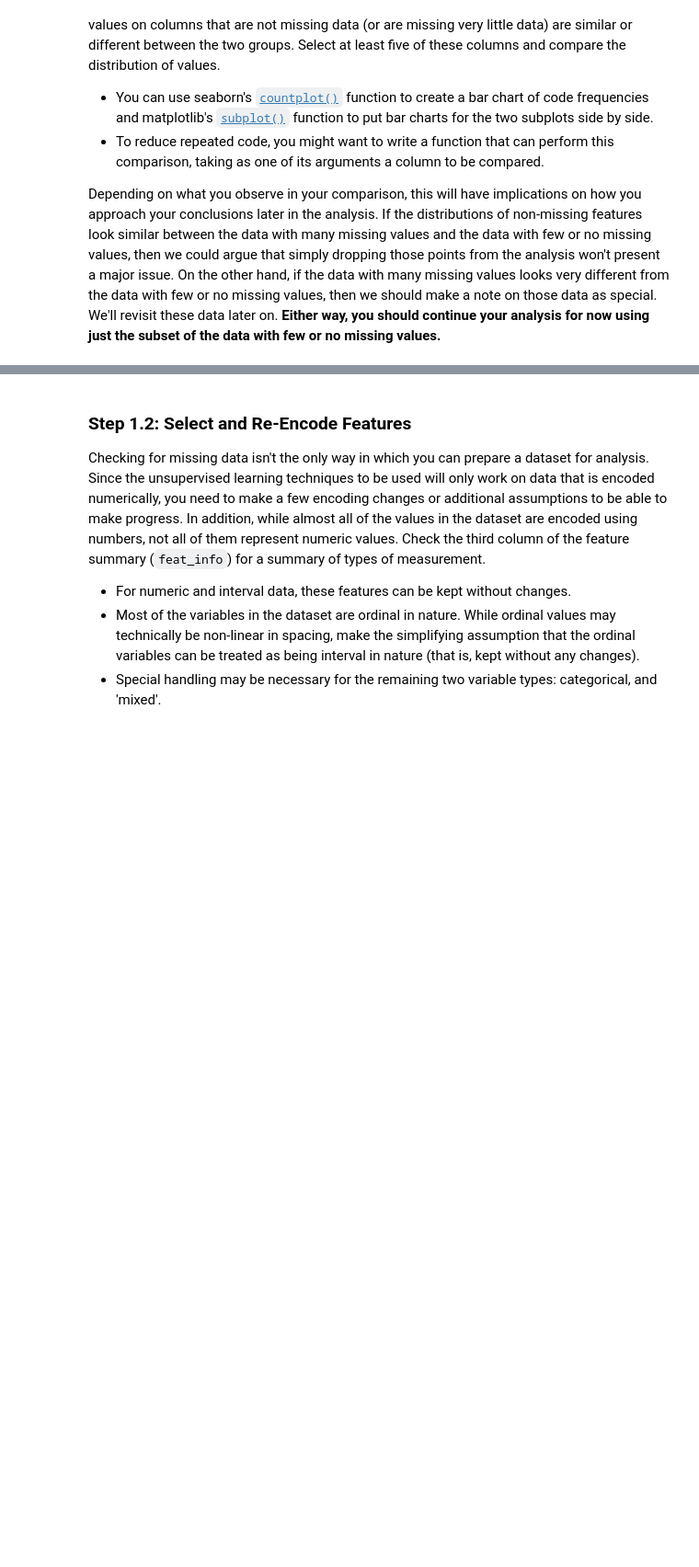
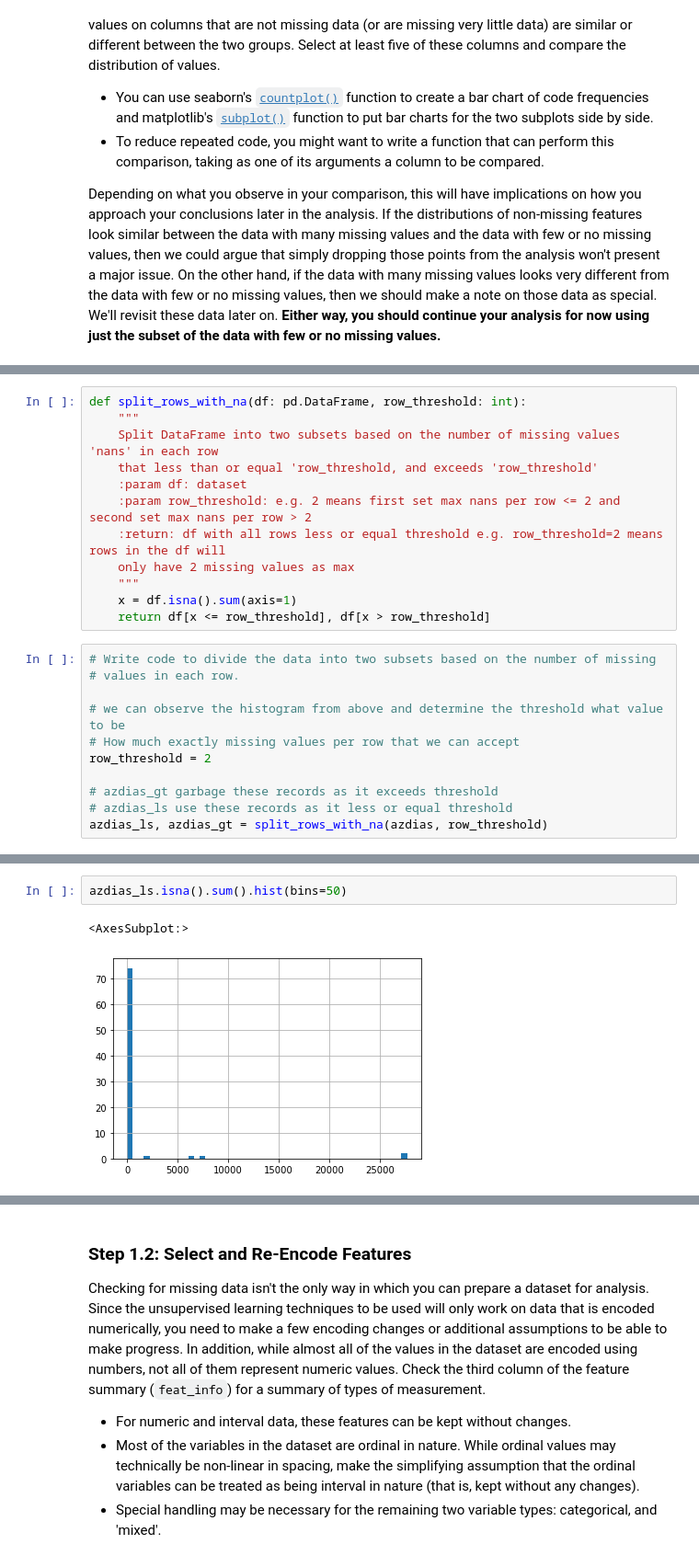
Before and after one commit to Mazen-Embaby/customer_segments, a Jupyter notebook: Identify_Customer_Segments.ipynb, the cells around one changed output, grey strips where cells are left out. Shown at 92% size. Cells and saved outputs as stored; diff of their text form; blank space fills up the shorter version.

```diff
--- a/Identify_Customer_Segments.ipynb
+++ b/Identify_Customer_Segments.ipynb
@@ -102,0 +424,23 @@ Depending on what you observe in your comparison, this will have implications on
+# %%
+def split_rows_with_na(df: pd.DataFrame, row_threshold: int):
+    """
+    Split DataFrame into two subsets based on the number of missing values 'nans' in each row
+    that less than or equal 'row_threshold, and exceeds 'row_threshold'
+    :param df: dataset
+    :param row_threshold: e.g. 2 means first set max nans per row <= 2 and second set max nans per row > 2
+    :return: df with all rows less or equal threshold e.g. row_threshold=2 means rows in the df will
+    only have 2 missing values as max
+    """
+    x = df.isna().sum(axis=1)
+    return df[x <= row_threshold], df[x > row_threshold]
+# %%
+# Write code to divide the data into two subsets based on the number of missing
+# values in each row.
+
+# we can observe the histogram from above and determine the threshold what value to be
+# How much exactly missing values per row that we can accept
+row_threshold = 2
+
+# azdias_gt garbage these records as it exceeds threshold
+# azdias_ls use these records as it less or equal threshold
+azdias_ls, azdias_gt = split_rows_with_na(azdias, row_threshold)
@@ -102,0 +473,5 @@ Depending on what you observe in your comparison, this will have implications on
+# %%
+azdias_ls.isna().sum().hist(bins=50)
+# %% [output]
+<AxesSubplot:>
+[figure, added]
```
Also changed, not shown: parts of 127 cells of this notebook, 1 other file.
